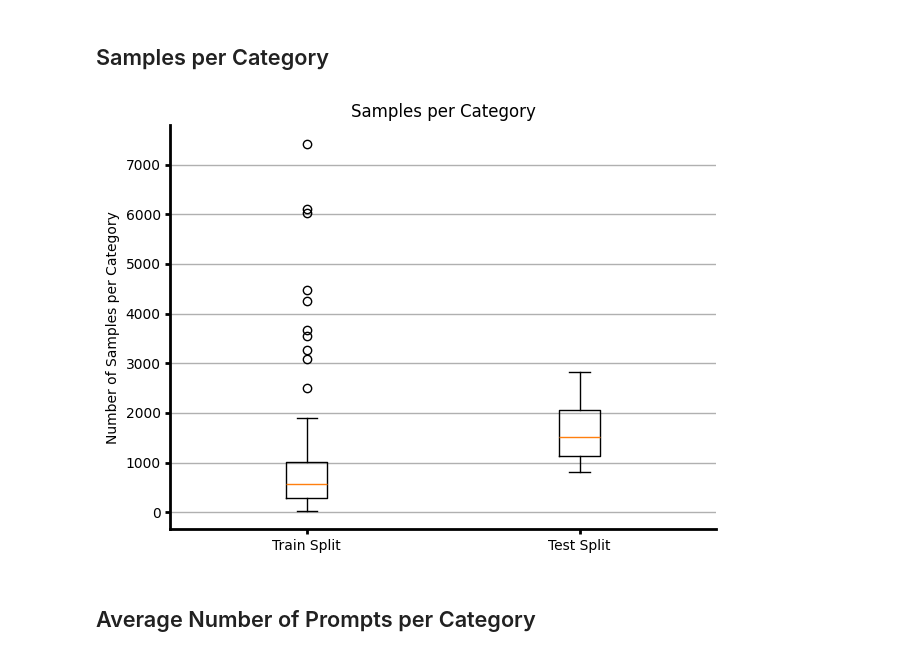
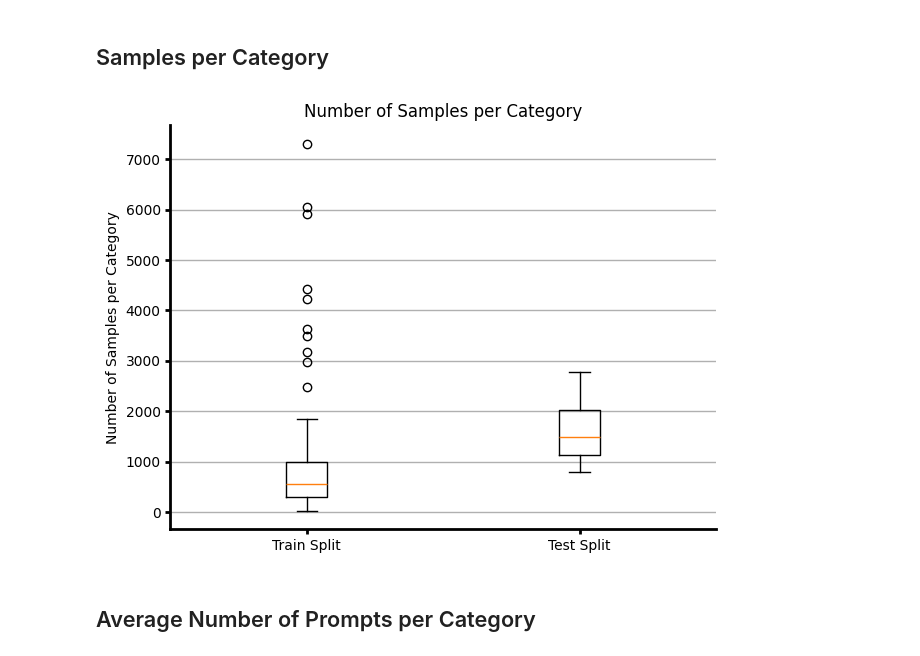
Before and after one commit to nicomu99/practical-course2, a Jupyter notebook: input_distribution_analysis.ipynb, the cells around one changed output. Saved outputs shown, nothing was run; the diff lists cells and outputs as text; code cells hidden in the pictures.

```diff
--- a/input_distribution_analysis.ipynb
+++ b/input_distribution_analysis.ipynb
@@ -233,9 +232,9 @@ def plot_sample_count_boxplot(df_list, title=None):
     plt.tight_layout()
     plt.show()
 # %%
-plot_sample_count_boxplot([train_df, test_df], title='Samples per Category')
+plot_sample_count_boxplot([train_df, test_df], title='Number of Samples per Category')
 # %% [output]
-[figure, old version]
+[figure, new version]
 # %% [markdown]
 ## Average Number of Prompts per Category
 # %%
```
Also changed, not shown: parts of 6 cells of this notebook.
